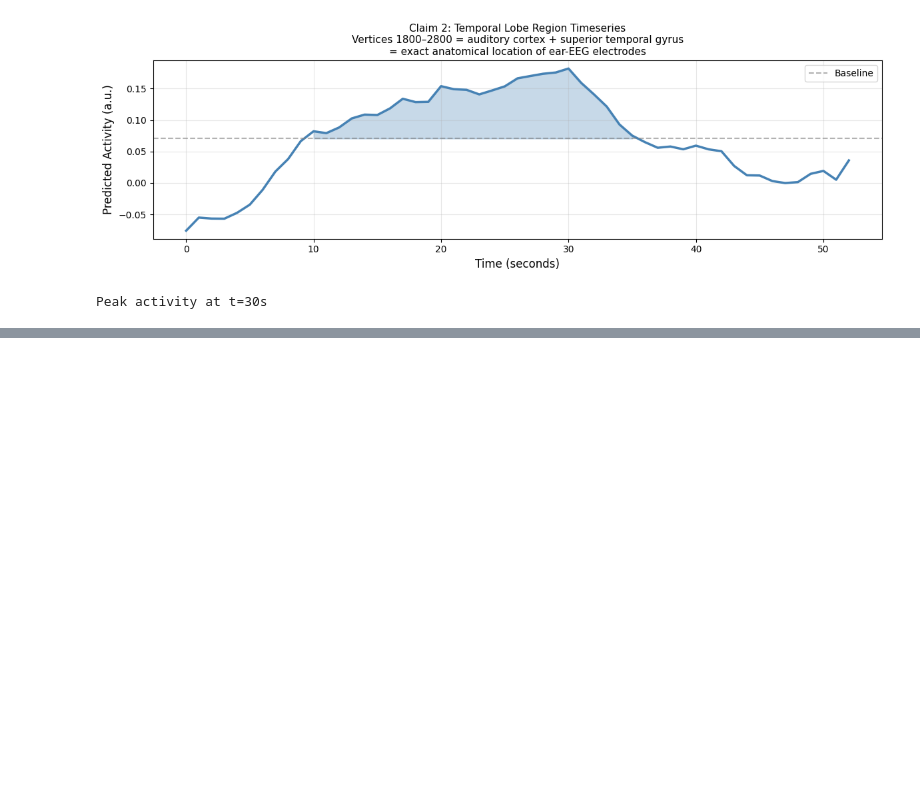
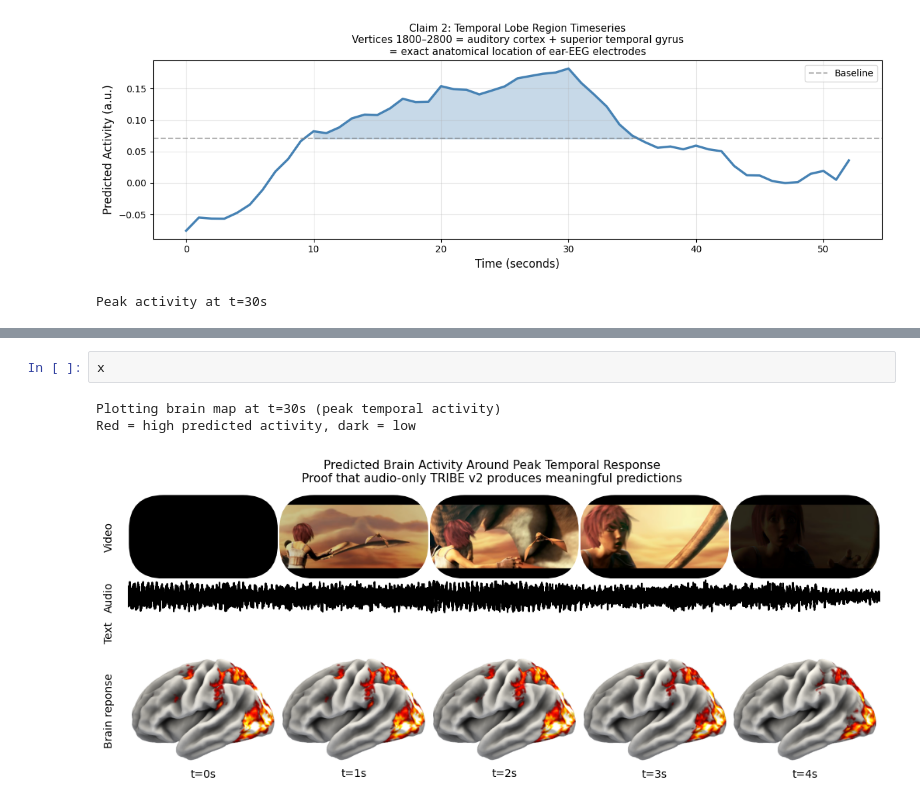
Before and after one commit to abhishaiganta/tribev2, a Jupyter notebook: tribe_demo.ipynb, the cells around one changed output, grey strips where cells are left out. Saved outputs shown, nothing was run; the diff lists cells and outputs as text; blank space fills up the shorter version.

```diff
--- a/tribe_demo.ipynb
+++ b/tribe_demo.ipynb
@@ -373,3 +291,9 @@ files.download("/content/claim2_temporal_timeseries.png")
 # %% [output]
 [interactive output not drawn]
 [interactive output not drawn]
+# %%
+x
+# %% [output]
+Plotting brain map at t=30s (peak temporal activity)
+Red = high predicted activity, dark = low
+[figure, added]
```
Also changed, not shown: parts of 2 cells of this notebook.
